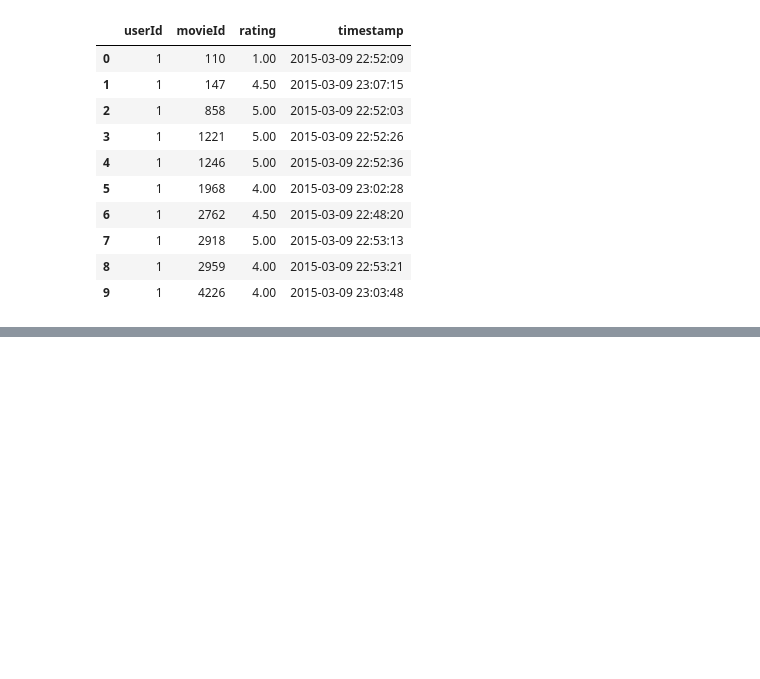
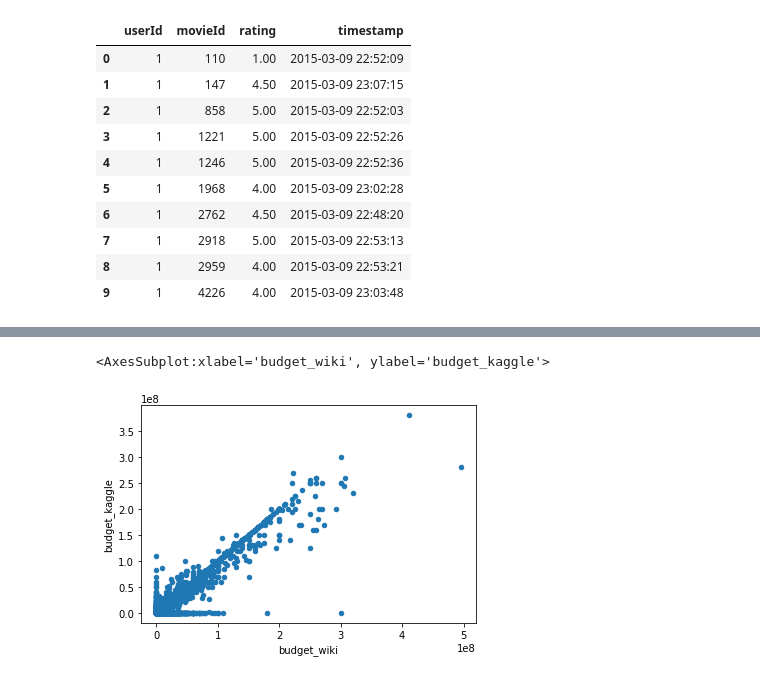
Before and after one commit to BessHung/Movies-ETL, a Jupyter notebook: Movie_extraction.ipynb, the cells around one changed output, grey strips where cells are left out. Drawn from its saved outputs; the diff is of its cells as text; code cells hidden in the pictures; blank space fills up the shorter version.

```diff
--- a/Movie_extraction.ipynb
+++ b/Movie_extraction.ipynb
@@ -1090,0 +1161,8 @@ ratings.head(10)
+# %%
+# 3. budget
+# Since they are numeric, use the same way as runtime
+# check missing data, outliers and determine base data and fill in the missing data
+movies_df.fillna(0).plot(x='budget_wiki', y='budget_kaggle',kind='scatter')
+# %% [output]
+<AxesSubplot:xlabel='budget_wiki', ylabel='budget_kaggle'>
+[figure, added]
```
Also changed, not shown: parts of 30 cells of this notebook.
